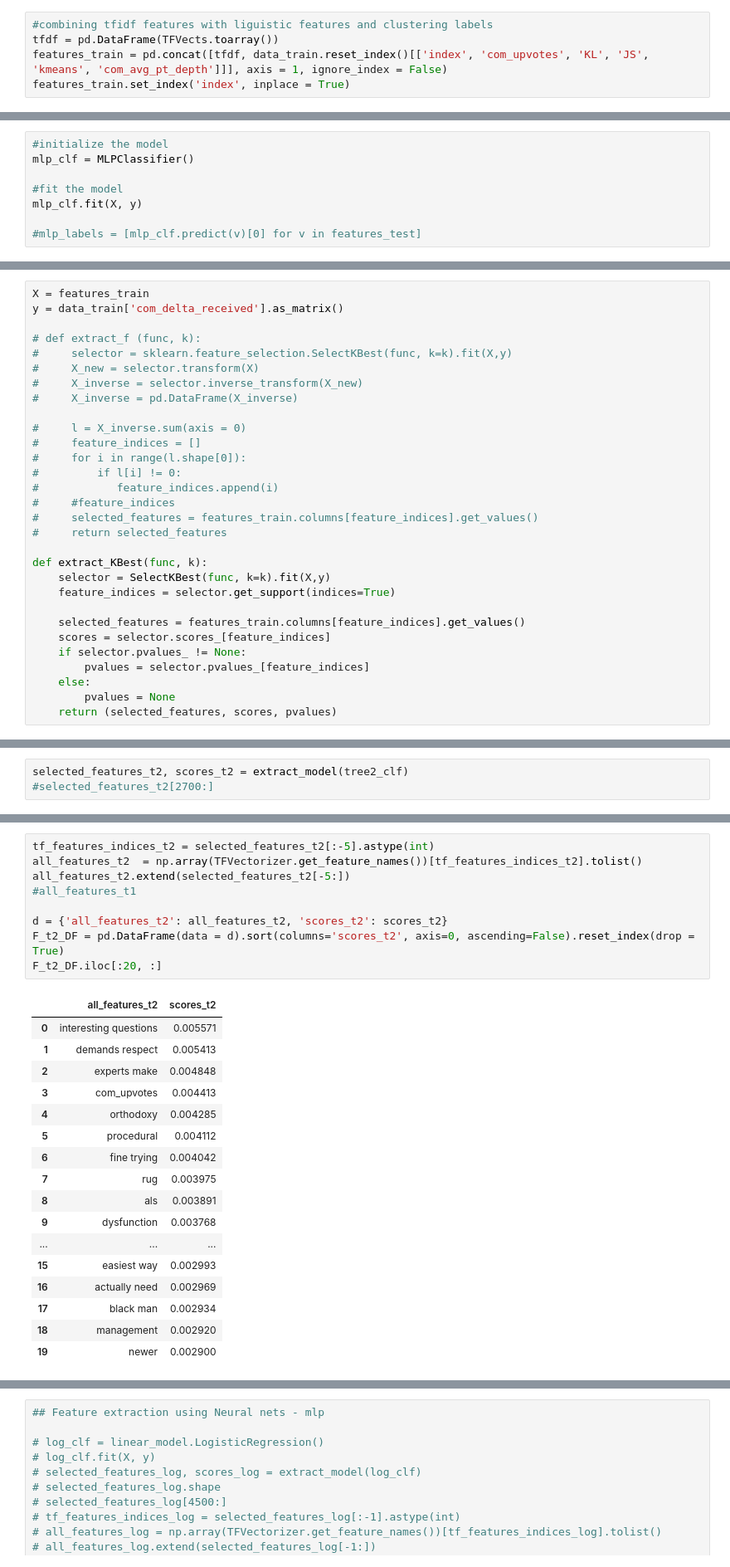
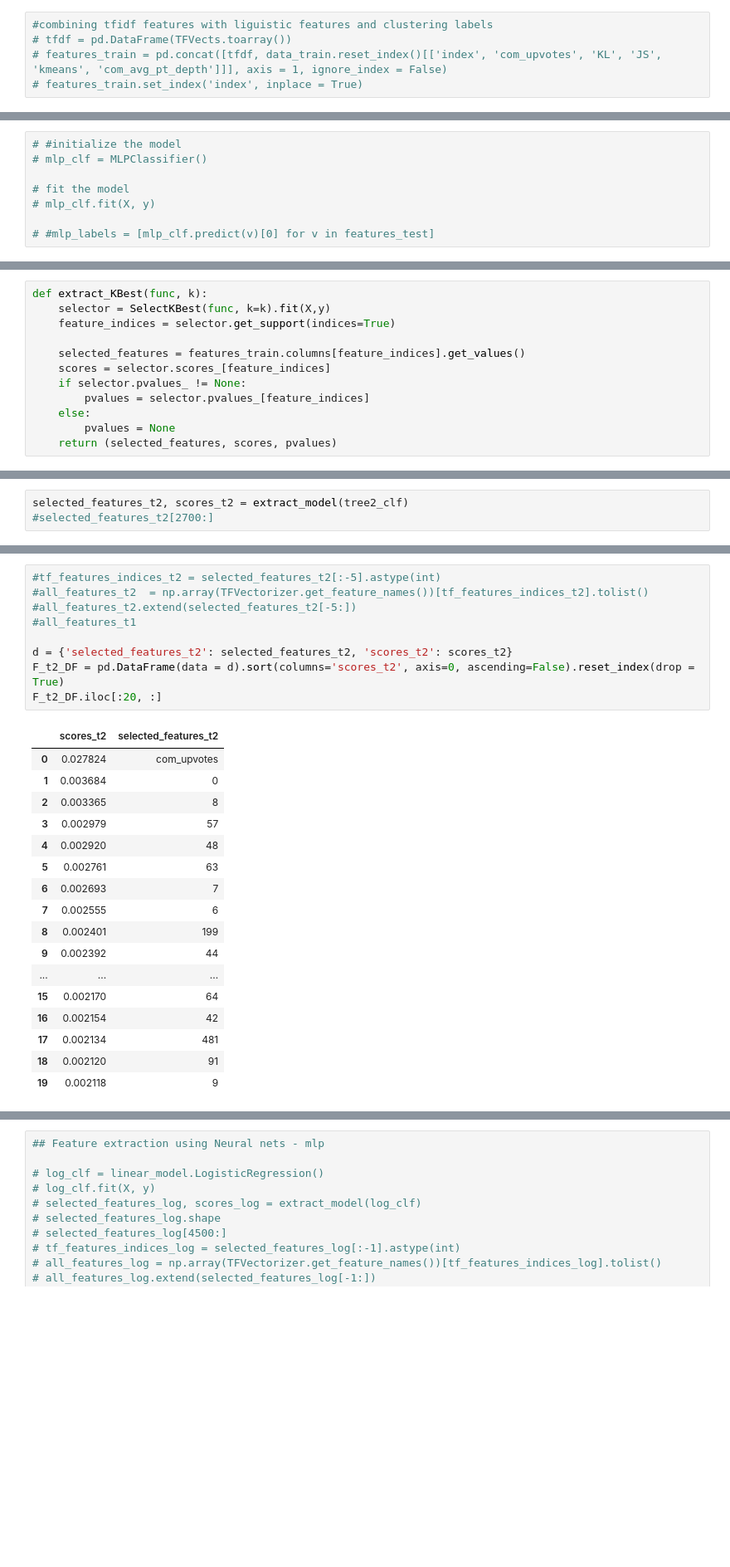
Before and after one commit to shugamoe/changemyview, a Jupyter notebook: cmv_feature_extraction.ipynb, the cells around one changed output, grey strips where cells are left out. Shown at 83% size. Drawn from its saved outputs; the diff is of its cells as text; blank space fills up the shorter version.

```diff
--- a/cmv_feature_extraction.ipynb
+++ b/cmv_feature_extraction.ipynb
@@ -91,6 +91,6 @@ y = data_train['com_delta_received'].as_matrix()
 ## Logistic regression
 # %%
 #combining tfidf features with liguistic features and clustering labels
-tfdf = pd.DataFrame(TFVects.toarray())
-features_train = pd.concat([tfdf, data_train.reset_index()[['index', 'com_upvotes', 'KL', 'JS', 'kmeans', 'com_avg_pt_depth']]], axis = 1, ignore_index = False)
-features_train.set_index('index', inplace = True)
+# tfdf = pd.DataFrame(TFVects.toarray())
+# features_train = pd.concat([tfdf, data_train.reset_index()[['index', 'com_upvotes', 'KL', 'JS', 'kmeans', 'com_avg_pt_depth']]], axis = 1, ignore_index = False)
+# features_train.set_index('index', inplace = True)
@@ -182,10 +179,10 @@ print('AUC Score: {}'.format(sklearn.metrics.roc_auc_score(data_test['com_delta_
 # %% [markdown]
 ## Neural Nets - multi-layer perceptron
 # %%
-#initialize the model
-mlp_clf = MLPClassifier()
+# #initialize the model
+# mlp_clf = MLPClassifier()
 
-#fit the model
-mlp_clf.fit(X, y)
+# fit the model
+# mlp_clf.fit(X, y)
 
-#mlp_labels = [mlp_clf.predict(v)[0] for v in features_test]
+# #mlp_labels = [mlp_clf.predict(v)[0] for v in features_test]
@@ -227,24 +222,6 @@ Oh, we've observed that the features are very stable across algorithms, we could
 
 ## feature extraction using SelectKBest
 # %%
-X = features_train
-y = data_train['com_delta_received'].as_matrix()
-
-# def extract_f (func, k):
-#     selector = sklearn.feature_selection.SelectKBest(func, k=k).fit(X,y)
-#     X_new = selector.transform(X)
-#     X_inverse = selector.inverse_transform(X_new)
-#     X_inverse = pd.DataFrame(X_inverse)
-
-#     l = X_inverse.sum(axis = 0)
-#     feature_indices = []
-#     for i in range(l.shape[0]):
-#         if l[i] != 0:
-#            feature_indices.append(i)
-#     #feature_indices
-#     selected_features = features_train.columns[feature_indices].get_values()
-#     return selected_features
-
 def extract_KBest(func, k):
     selector = SelectKBest(func, k=k).fit(X,y)
     feature_indices = selector.get_support(indices=True)
@@ -424,30 +387,30 @@ array([20754, 20761, 20770, 20802, 20804, 20811, 20812, 20815, 20816,
 # %%
-tf_features_indices_t2 = selected_features_t2[:-5].astype(int)
-all_features_t2  = np.array(TFVectorizer.get_feature_names())[tf_features_indices_t2].tolist()
-all_features_t2.extend(selected_features_t2[-5:])
+#tf_features_indices_t2 = selected_features_t2[:-5].astype(int)
+#all_features_t2  = np.array(TFVectorizer.get_feature_names())[tf_features_indices_t2].tolist()
+#all_features_t2.extend(selected_features_t2[-5:])
 #all_features_t1
 
-d = {'all_features_t2': all_features_t2, 'scores_t2': scores_t2}
+d = {'selected_features_t2': selected_features_t2, 'scores_t2': scores_t2}
 F_t2_DF = pd.DataFrame(data = d).sort(columns='scores_t2', axis=0, ascending=False).reset_index(drop = True)
 F_t2_DF.iloc[:20, :]
 # %% [output]
-|  | all_features_t2 | scores_t2 |
-| 0 | interesting questions | 0.005571 |
-| 1 | demands respect | 0.005413 |
-| 2 | experts make | 0.004848 |
-| 3 | com_upvotes | 0.004413 |
-| 4 | orthodoxy | 0.004285 |
-| 5 | procedural | 0.004112 |
-| 6 | fine trying | 0.004042 |
-| 7 | rug | 0.003975 |
-| 8 | als | 0.003891 |
-| 9 | dysfunction | 0.003768 |
+|  | scores_t2 | selected_features_t2 |
+| 0 | 0.027824 | com_upvotes |
+| 1 | 0.003684 | 0 |
+| 2 | 0.003365 | 8 |
+| 3 | 0.002979 | 57 |
+| 4 | 0.002920 | 48 |
+| 5 | 0.002761 | 63 |
+| 6 | 0.002693 | 7 |
+| 7 | 0.002555 | 6 |
+| 8 | 0.002401 | 199 |
+| 9 | 0.002392 | 44 |
 | ... | ... | ... |
-| 15 | easiest way | 0.002993 |
-| 16 | actually need | 0.002969 |
-| 17 | black man | 0.002934 |
-| 18 | management | 0.002920 |
-| 19 | newer | 0.002900 |
+| 15 | 0.002170 | 64 |
+| 16 | 0.002154 | 42 |
+| 17 | 0.002134 | 481 |
+| 18 | 0.002120 | 91 |
+| 19 | 0.002118 | 9 |
 # %%
 F_DF = pd.concat([F_f_DF, F_m_DF, F_t1_DF.iloc[:20, :], F_t2_DF.iloc[:20, :]], axis =1)
 F_DF
```
Also changed, not shown: parts of 27 cells of this notebook.
